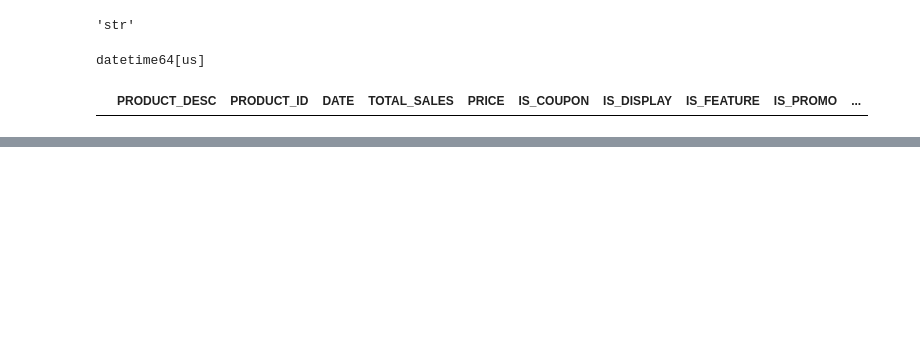
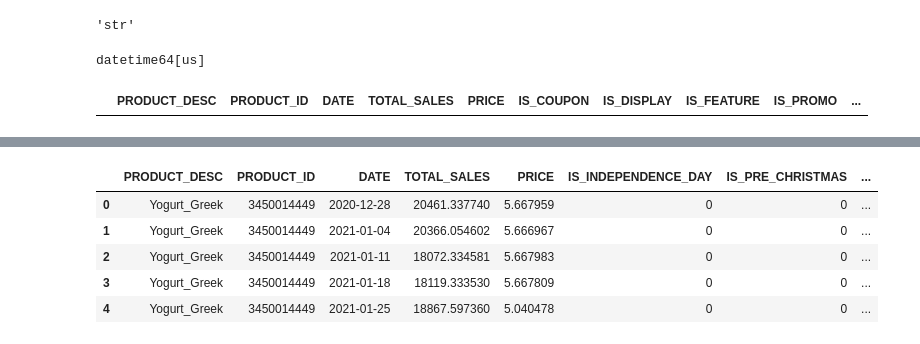
Before and after one commit to fedefraschio/xtel-hackathon, a Jupyter notebook: notebooks/00_exploration.ipynb, the cells around one changed output, grey strips where cells are left out. Cells and saved outputs as stored; diff of their text form; code cells hidden in the pictures; blank space fills up the shorter version.

```diff
--- a/notebooks/00_exploration.ipynb
+++ b/notebooks/00_exploration.ipynb
@@ -42,0 +73,13 @@ null_rows
+# %%
+# creating a feature that indicates promotional level
+# NOTICE: this can be improved, eventually considering a weighted sum based on promo supports
+df['PROMO_LEVEL'] = df['IS_PROMO'] + df['IS_COUPON'] + df['IS_DISPLAY'] + df['IS_FEATURE']
+df.drop(columns=['IS_PROMO', 'IS_COUPON', 'IS_DISPLAY', 'IS_FEATURE'], inplace=True)
+df.head()
+# %% [output]
+|  | PRODUCT_DESC | PRODUCT_ID | DATE | TOTAL_SALES | PRICE | IS_INDEPENDENCE_DAY | IS_PRE_CHRISTMAS | ... |
+| 0 | Yogurt_Greek | 3450014449 | 2020-12-28 | 20461.337740 | 5.667959 | 0 | 0 | ... |
+| 1 | Yogurt_Greek | 3450014449 | 2021-01-04 | 20366.054602 | 5.666967 | 0 | 0 | ... |
+| 2 | Yogurt_Greek | 3450014449 | 2021-01-11 | 18072.334581 | 5.667983 | 0 | 0 | ... |
+| 3 | Yogurt_Greek | 3450014449 | 2021-01-18 | 18119.333530 | 5.667809 | 0 | 0 | ... |
+| 4 | Yogurt_Greek | 3450014449 | 2021-01-25 | 18867.597360 | 5.040478 | 0 | 0 | ... |
```
Also changed, not shown: parts of 17 cells of this notebook.
